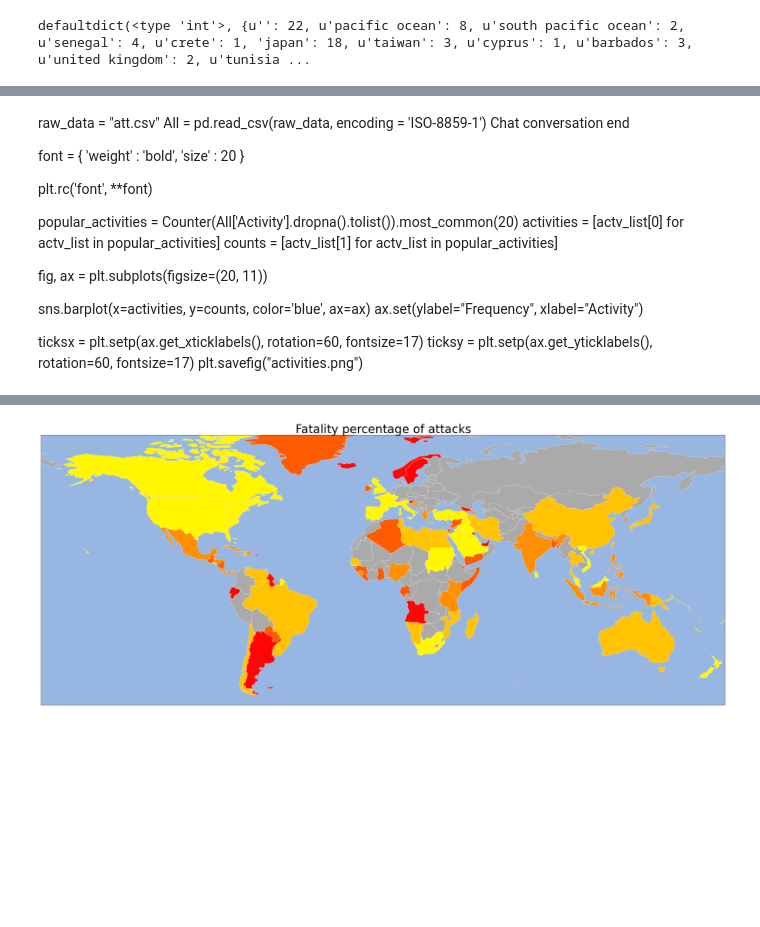
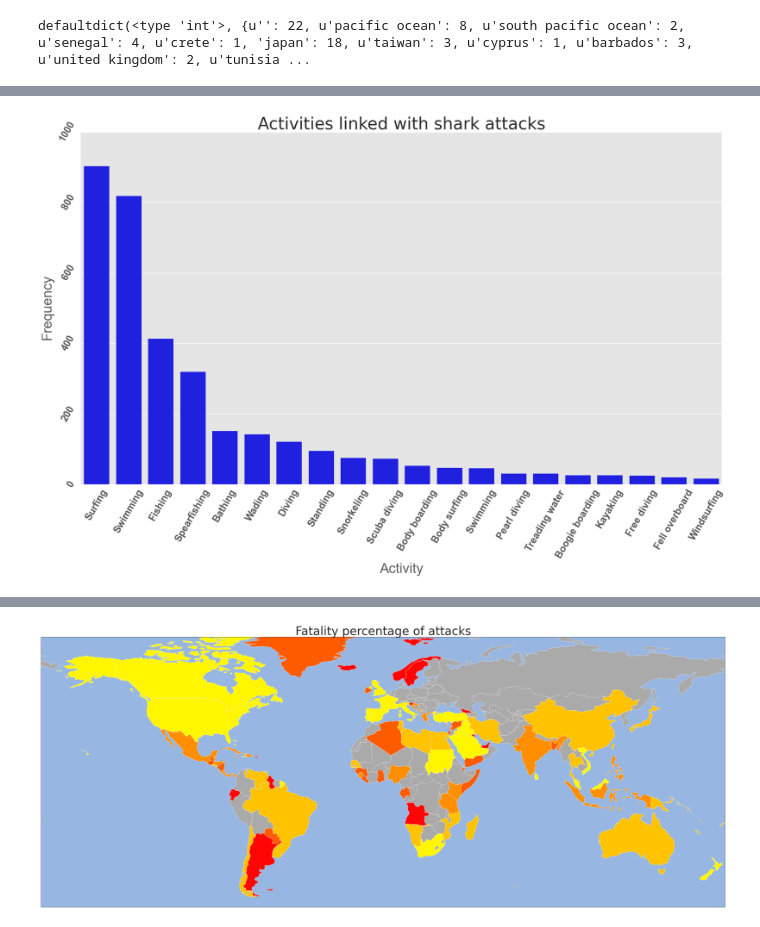
Before and after one commit to BramVer/DataMining, a Jupyter notebook: Notebooks/Datamining - Shark Attacks.ipynb, the cells around one changed output, grey strips where cells are left out. Drawn from its saved outputs; the diff is of its cells as text; code cells hidden in the pictures; blank space fills up the shorter version.

```diff
--- a/Notebooks/Datamining - Shark Attacks.ipynb
+++ b/Notebooks/Datamining - Shark Attacks.ipynb
@@ -296,28 +296,33 @@ plt.show()
-# %% [markdown]
-raw_data = "att.csv"
-All = pd.read_csv(raw_data, encoding = 'ISO-8859-1')
-Chat conversation end
-
-
-font = {
-        'weight' : 'bold',
-        'size'   : 20
-}
-
-plt.rc('font', **font)
-
-popular_activities = Counter(All['Activity'].dropna().tolist()).most_common(20)
-activities = [actv_list[0] for actv_list in popular_activities]
-counts = [actv_list[1] for actv_list in popular_activities]
-
-fig, ax = plt.subplots(figsize=(20, 11))
-
-sns.barplot(x=activities, y=counts, color='blue', ax=ax)
-ax.set(ylabel="Frequency", xlabel="Activity")
-
-ticksx = plt.setp(ax.get_xticklabels(), rotation=60, fontsize=17)
-ticksy = plt.setp(ax.get_yticklabels(), rotation=60, fontsize=17)
-plt.savefig("activities.png")
+# %%
+import seaborn as sns
+import pandas as pd
+
+All = pd.read_csv(data_file, encoding = 'ISO-8859-1')
+
+font = {
+        'weight' : 'bold',
+        'size'   : 20
+}
+
+plt.rc('font', **font)
+
+popular_activities = Counter(All['Activity'].dropna().tolist()).most_common(20)
+activities = [actv_list[0] for actv_list in popular_activities]
+counts = [actv_list[1] for actv_list in popular_activities]
+
+fig, ax = plt.subplots(figsize=(20, 11))
+
+sns.barplot(x=activities, y=counts, color='blue', ax=ax)
+ax.set(ylabel="Frequency", xlabel="Activity")
+
+ticksx = plt.setp(ax.get_xticklabels(), rotation=60, fontsize=17)
+ticksy = plt.setp(ax.get_yticklabels(), rotation=60, fontsize=17)
+plt.savefig("activities.png")
+
+plt.title("Activities linked with shark attacks")
+plt.show()
+# %% [output]
+[figure, added]
 # %%
 import matplotlib.pyplot as plt
 import cartopy
```
Also changed, not shown: parts of 8 cells of this notebook, 1 other file.
